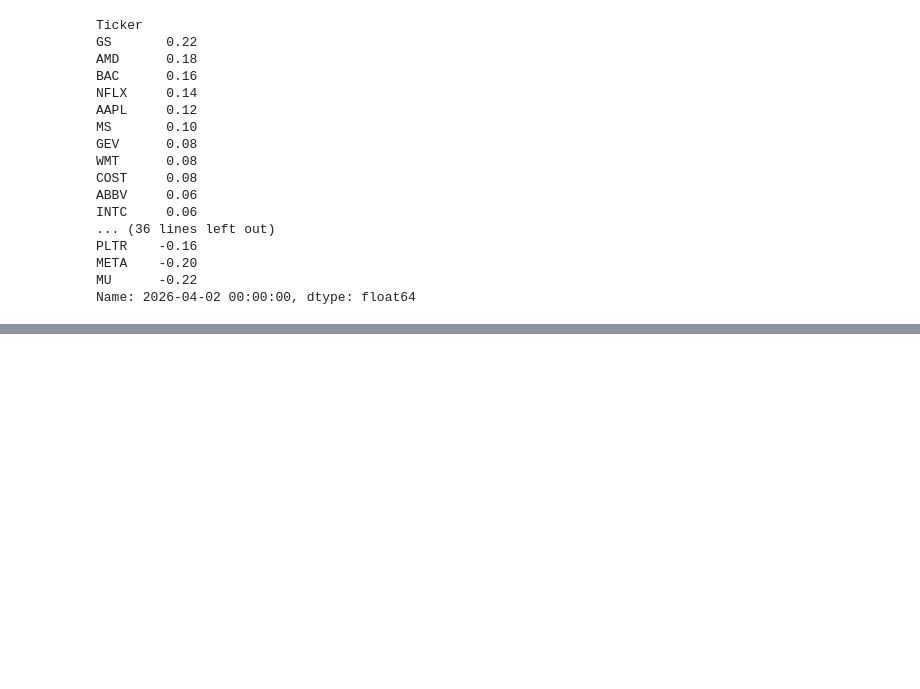
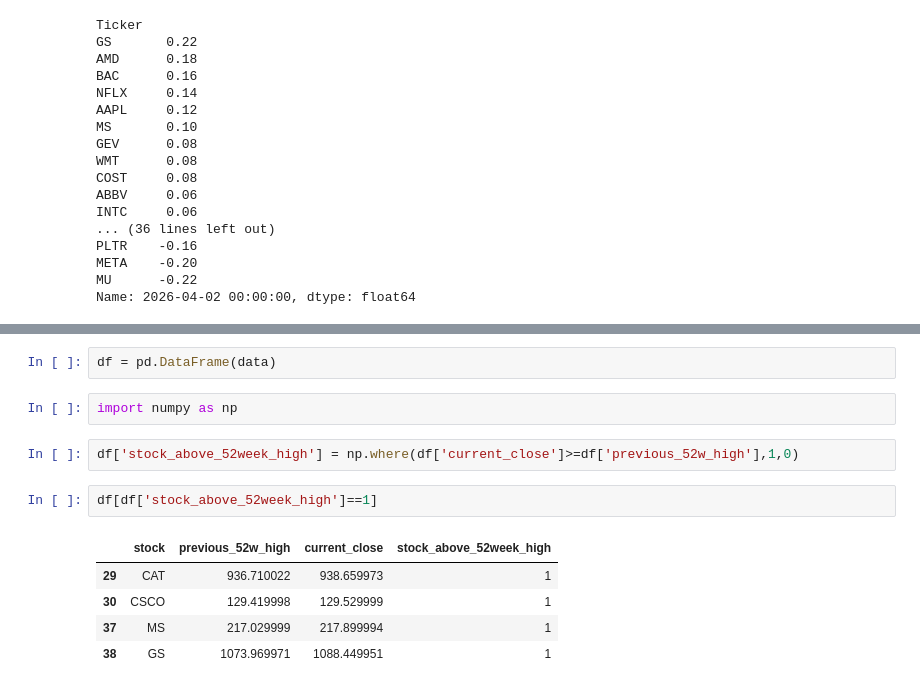
Before and after one commit to Aman19960110/stock_performance_dashboard, a Jupyter notebook: rough.ipynb, the cells around one changed output, grey strips where cells are left out. Drawn from its saved outputs; the diff is of its cells as text; blank space fills up the shorter version.

```diff
--- a/rough.ipynb
+++ b/rough.ipynb
@@ -161,0 +247,14 @@ Name: 2026-04-02 00:00:00, dtype: float64
+# %%
+df = pd.DataFrame(data)
+# %%
+import numpy as np
+# %%
+df['stock_above_52week_high'] = np.where(df['current_close']>=df['previous_52w_high'],1,0)
+# %%
+df[df['stock_above_52week_high']==1]
+# %% [output]
+|  | stock | previous_52w_high | current_close | stock_above_52week_high |
+| 29 | CAT | 936.710022 | 938.659973 | 1 |
+| 30 | CSCO | 129.419998 | 129.529999 | 1 |
+| 37 | MS | 217.029999 | 217.899994 | 1 |
+| 38 | GS | 1073.969971 | 1088.449951 | 1 |
```
Also changed, not shown: parts of 10 cells of this notebook, 2 other files.
